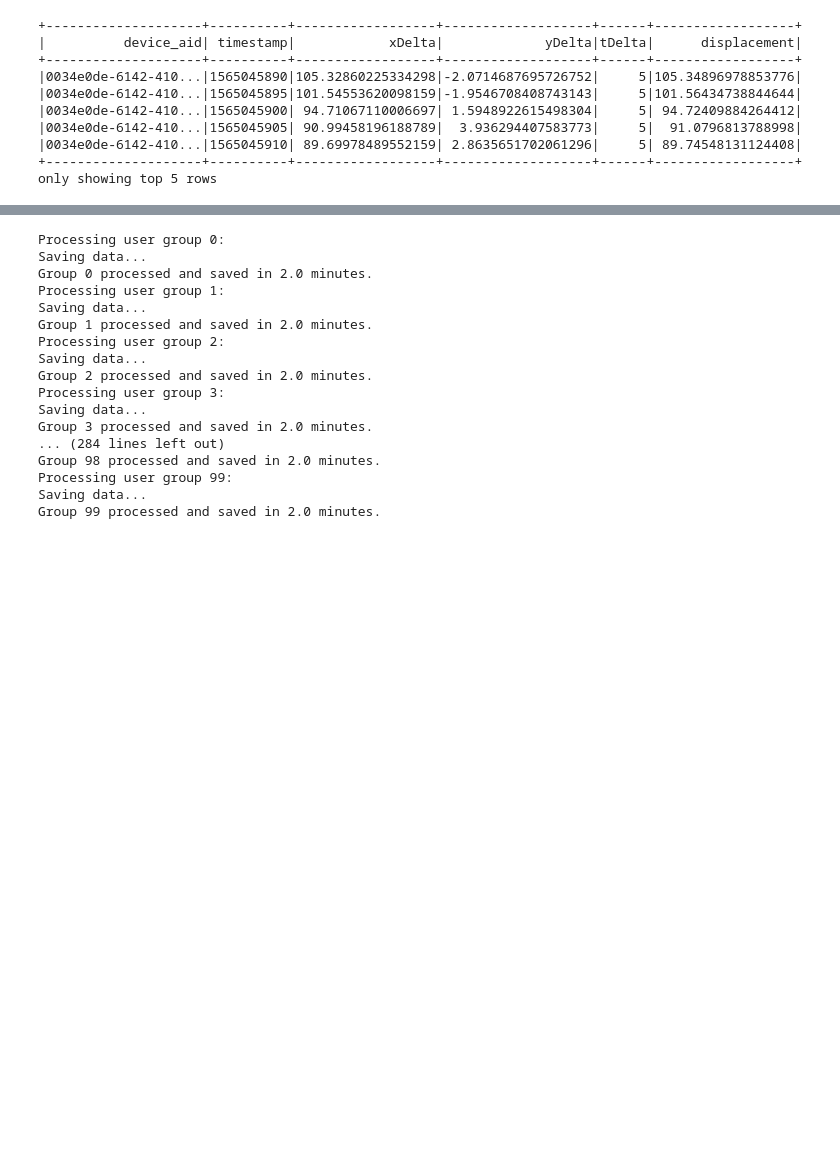
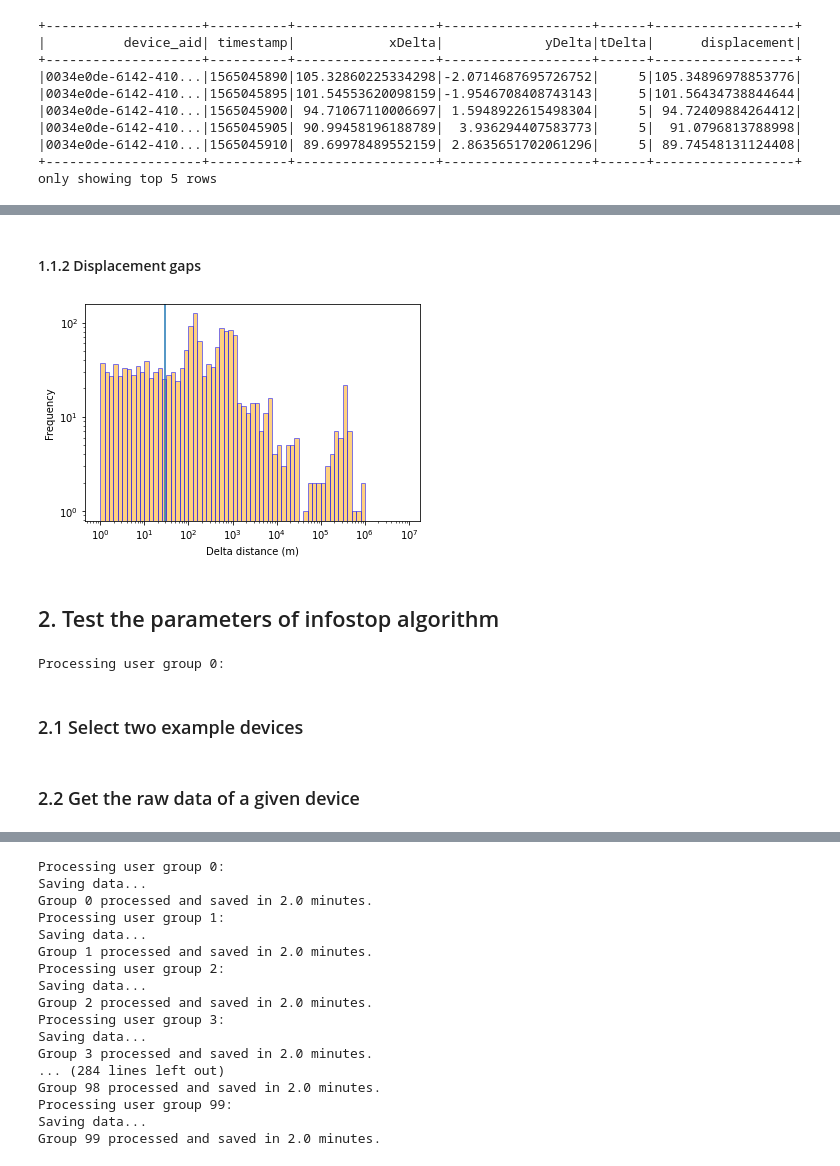
Before and after one commit to MobiSegInsights/mobi-social-segregation-se, a Jupyter notebook: src/1-parquet-to-stops-pyspark.ipynb, the cells around one changed output, grey strips where cells are left out. Cells and saved outputs as stored; diff of their text form; code cells hidden in the pictures; blank space fills up the shorter version.

```diff
--- a/src/1-parquet-to-stops-pyspark.ipynb
+++ b/src/1-parquet-to-stops-pyspark.ipynb
@@ -146,0 +196,32 @@ df_dstats.to_csv('results/raw_delta_stats_grp0.csv', index=False)
+# %% [markdown]
+#### 1.1.2 Displacement gaps
+# %%
+fig, ax = plt.subplots()
+plt.hist(df_delta.loc[df_delta['displacement'] > 0, 'displacement'],
+         bins = [10**(x/10) for x in range(0, 70)], color=['orange'], ec="blue", alpha=0.5)
+plt.axvline(30)
+plt.xscale('log')
+plt.yscale('log')
+plt.xlabel("Delta distance (m)")
+plt.ylabel("Frequency")
+plt.show()
+# %% [output]
+[figure, added]
+# %% [markdown]
+## 2. Test the parameters of infostop algorithm
+# %%
+grp = 0
+df = spark.read.parquet(*file_paths_list[grp]).\
+    select('device_aid', 'timestamp', 'latitude', 'longitude')
+stops = df.groupby('device_aid').applyInPandas(infostop_per_user, schema=schema)
+stop_locations = stops.groupby('device_aid','interval').agg(F.first('loc').alias('loc'),
+                      F.min('timestamp').alias('start'),
+                      F.max('timestamp').alias('end'),
+                      F.first('stop_latitude').alias('latitude'),
+                      F.first('stop_longitude').alias('longitude'),
+                      F.count('loc').alias('size'))
+df_stops = stop_locations.toPandas()
+# %% [output]
+Processing user group 0:
+# %% [markdown]
+### 2.1 Select two example devices
@@ -146,0 +231,2 @@ df_dstats.to_csv('results/raw_delta_stats_grp0.csv', index=False)
+# %% [markdown]
+### 2.2 Get the raw data of a given device
```
Also changed, not shown: parts of 25 cells of this notebook, 11 other files.
